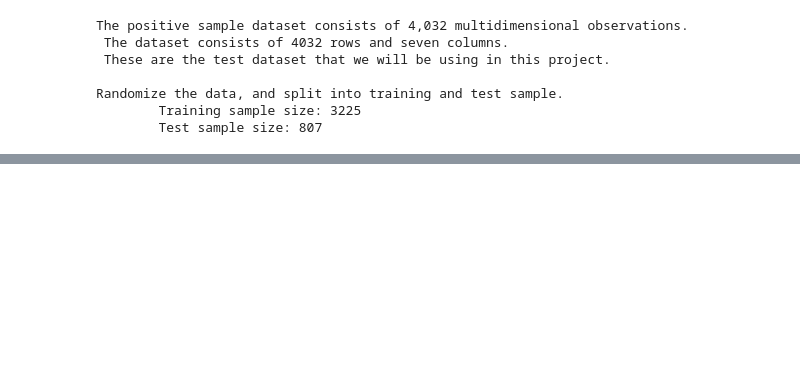
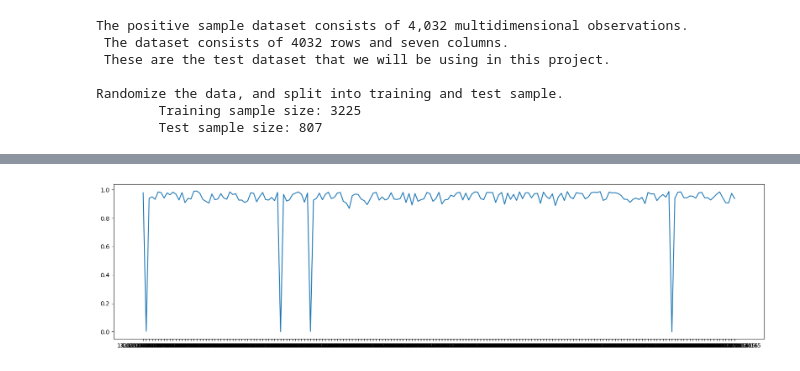
Before and after one commit to Padmashree-S/Final-Project, a Jupyter notebook: src/initialDraft.ipynb, the cells around one changed output, grey strips where cells are left out. Saved outputs shown, nothing was run; the diff lists cells and outputs as text; code cells hidden in the pictures; blank space fills up the shorter version.

```diff
--- a/src/initialDraft.ipynb
+++ b/src/initialDraft.ipynb
@@ -711,0 +746,14 @@ Name: time_stamp, Length: 4032, dtype: object
+# %%
+xaxis = X_test
+xxaxis = xaxis['class_prob']
+xxxaxis = xxaxis.iloc[1:200]
+# %%
+yaxis = test_sample
+yyaxis = yaxis['time_stamp']
+yyyaxis = yyaxis.iloc[1:200]
+# %%
+plt.figure().set_figwidth(20)
+plt.plot(yyyaxis, xxxaxis)
+plt.show()
+# %% [output]
+[figure, added]
```
Also changed, not shown: parts of 9 cells of this notebook.
